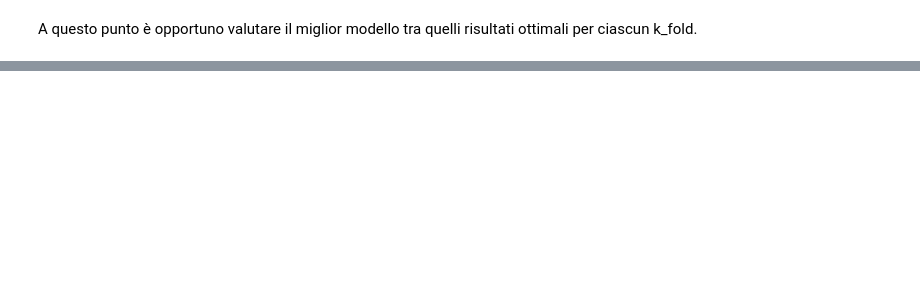
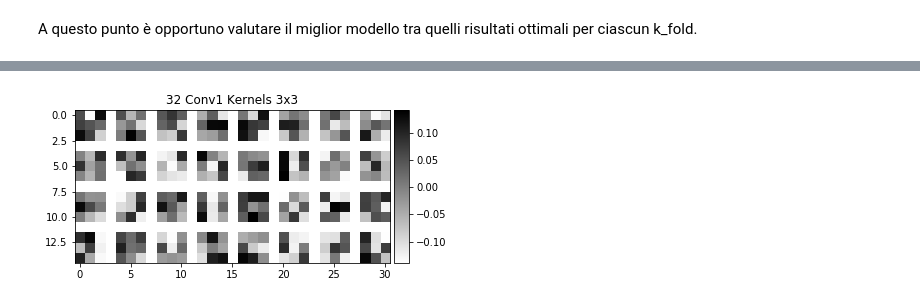
Before and after one commit to scne/oil_spill_classification, a Jupyter notebook: notebook/neural_network/base.ipynb, the cells around one changed output, grey strips where cells are left out. Drawn from its saved outputs; the diff is of its cells as text; code cells hidden in the pictures; blank space fills up the shorter version.

```diff
--- a/notebook/neural_network/base.ipynb
+++ b/notebook/neural_network/base.ipynb
@@ -293,0 +637,35 @@ L'utilizzo della cross validation, per evitare o attenuare il fenomeno di overfi
+# %%
+def make_mosaic(imgs, nrows, ncols, border=1):
+    """
+    Given a set of images with all the same shape, makes a
+    mosaic with nrows and ncols
+    """
+    nimgs = imgs.shape[0]
+    imshape = imgs.shape[1:]
+
+    mosaic = ma.masked_all((nrows * imshape[0] + (nrows - 1) * border,
+                            ncols * imshape[1] + (ncols - 1) * border),
+                           dtype=np.float32)
+
+    paddedh = imshape[0] + border
+    paddedw = imshape[1] + border
+    for i in range(nimgs):
+        row = int(np.floor(i / ncols))
+        col = i % ncols
+
+        mosaic[row * paddedh:row * paddedh + imshape[0],
+        col * paddedw:col * paddedw + imshape[1]] = imgs[i]
+    return mosaic
+# %%
+def nice_imshow(ax, data, vmin=None, vmax=None, cmap=None):
+    """Wrapper around pl.imshow"""
+    if cmap is None:
+        cmap = cm.get_cmap('jet')
+    if vmin is None:
+        vmin = data.min()
+    if vmax is None:
+        vmax = data.max()
+    divider = make_axes_locatable(ax)
+    cax = divider.append_axes("right", size="5%", pad=0.05)
+    im = ax.imshow(data, vmin=vmin, vmax=vmax, interpolation='nearest', cmap=cmap)
+    plt.colorbar(im, cax=cax)
@@ -293,0 +682,8 @@ L'utilizzo della cross validation, per evitare o attenuare il fenomeno di overfi
+# %%
+weight = np.asarray(model.get_weights()[0]).reshape(32, 3, 3)
+plt.figure()
+plt.title('32 Conv1 Kernels 3x3')
+nice_imshow(plt.gca(), make_mosaic(weight, 4, 8), cmap=cm.get_cmap('binary'))
+plt.show()
+# %% [output]
+[figure, added]
```
Also changed, not shown: parts of 37 cells of this notebook, 2 other files.
